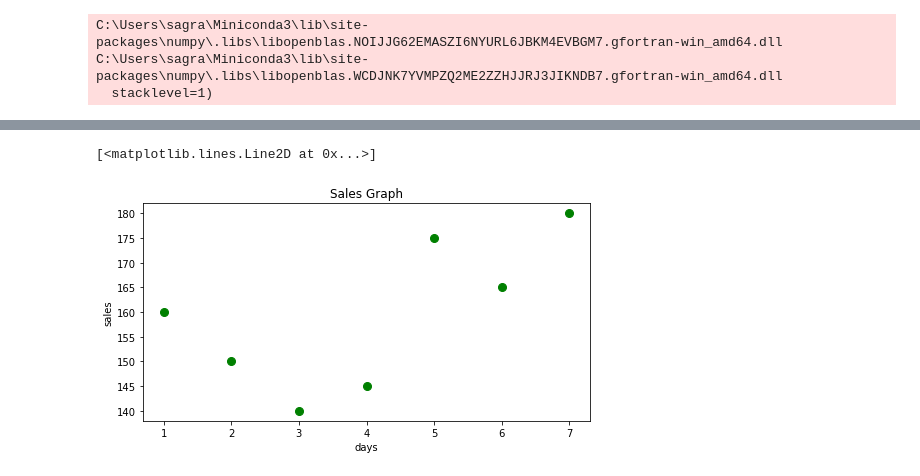
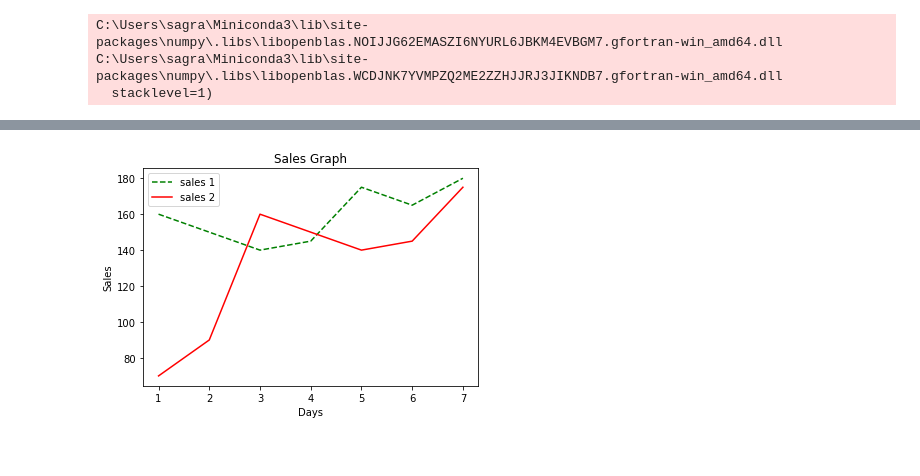
Before and after one commit to saloniiii24/Assignment-Submission, a Jupyter notebook: Assignment 1.ipynb, the cells around one changed output, grey strips where cells are left out. Saved outputs shown, nothing was run; the diff lists cells and outputs as text; code cells hidden in the pictures.

```diff
--- a/Assignment 1.ipynb
+++ b/Assignment 1.ipynb
@@ -22,13 +25,16 @@ plt.show()
 # %%
-# Question 2
-a = [1,2,3,4,5,6,7] # days
-b = [160, 150, 140, 145, 175, 165, 180] # sales
+# Question 2 : Plot a line plot showing the sales trend in company 1 and 2
 
-plt.figure(figsize = (8,4))
+days = [1,2,3,4,5,6,7]
+sales_1 = [160,150,140,145,175,165,180]
+sales_2 = [70,90,160,150,140,145,175]
+
+plt.plot(days,sales_1,"g--", label = "sales 1")
+plt.plot(days,sales_2,'r-', label = "sales 2")
+plt.xlabel('Days')
+plt.ylabel('Sales')
 plt.title("Sales Graph")
-plt.xlabel("days")
-plt.ylabel("sales")
-plt.plot(a,b, 'go', linewidth = 2,markersize = 8)
+plt.legend()
+plt.show()
 # %% [output]
-[<matplotlib.lines.Line2D at 0x...>]
-[figure, old version]
+[figure, new version]
```
Also changed, not shown: parts of 3 cells of this notebook.
